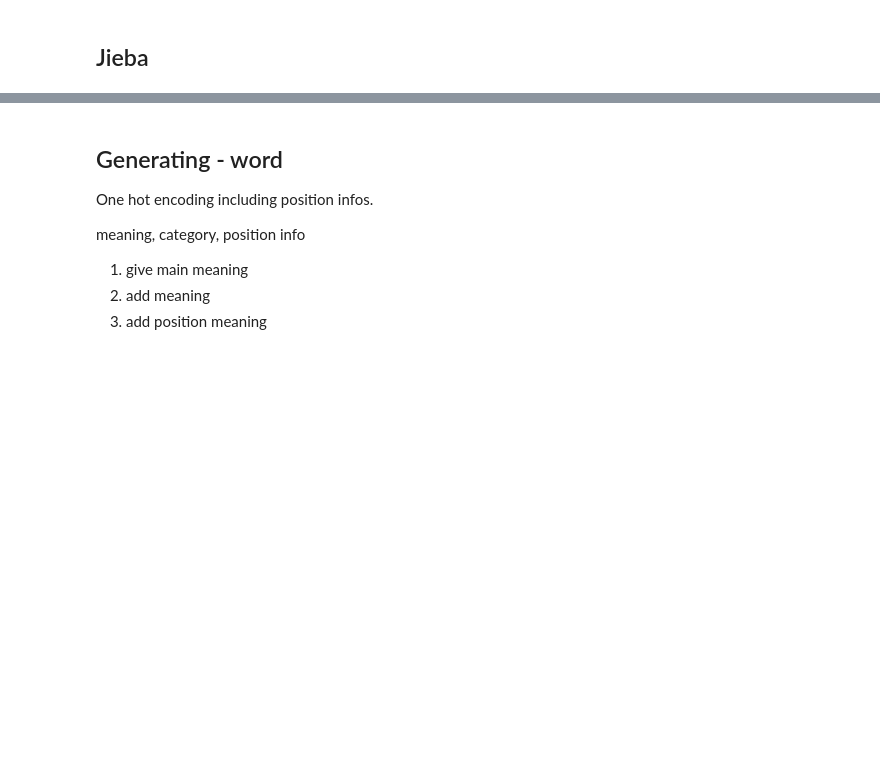
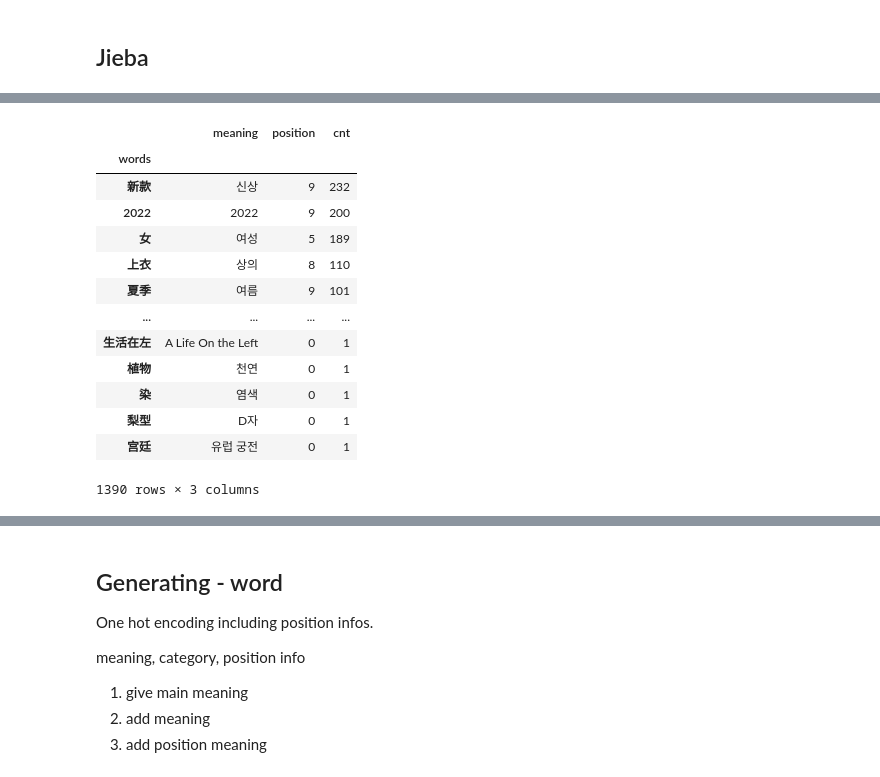
Before and after one commit to GwiHwan-Go/pyselenium_specific_simpleMT, a Jupyter notebook: train.ipynb, the cells around one changed output, grey strips where cells are left out. Cells and saved outputs as stored; diff of their text form; code cells hidden in the pictures; blank space fills up the shorter version.

Commit message:
Add Give position section

```diff
--- a/train.ipynb
+++ b/train.ipynb
@@ -222,0 +178,21 @@ data has been updated 0 times
+# %%
+##Mark Position##
+reference= pd.read_excel(train_data)
+reference = reference.set_index('words', drop=True)
+reference = reference.dropna(axis=0)
+reference
+# %% [output]
+|  | meaning | position | cnt |
+| words |  |  |  |
+| 新款 | 신상 | 9 | 232 |
+| 2022 | 2022 | 9 | 200 |
+| 女 | 여성 | 5 | 189 |
+| 上衣 | 상의 | 8 | 110 |
+| 夏季 | 여름 | 9 | 101 |
+| ... | ... | ... | ... |
+| 生活在左 | A Life On the Left | 0 | 1 |
+| 植物 | 천연 | 0 | 1 |
+| 染 | 염색 | 0 | 1 |
+| 梨型 | D자 | 0 | 1 |
+| 宫廷 | 유럽 궁전 | 0 | 1 |
+1390 rows × 3 columns
```
Also changed, not shown: parts of 7 cells of this notebook.
